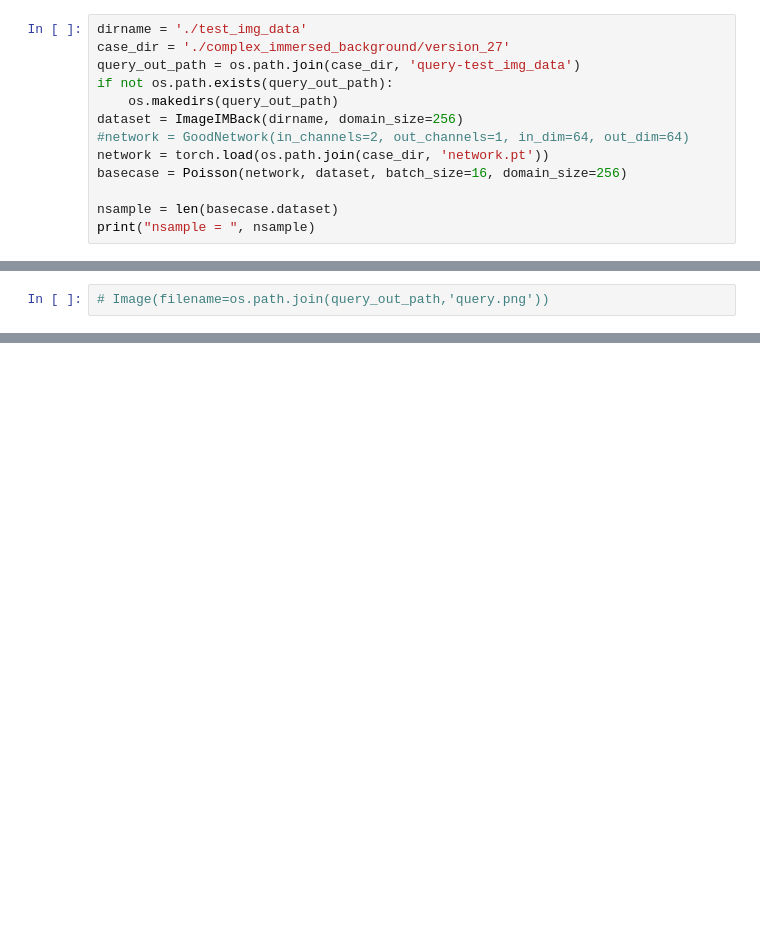
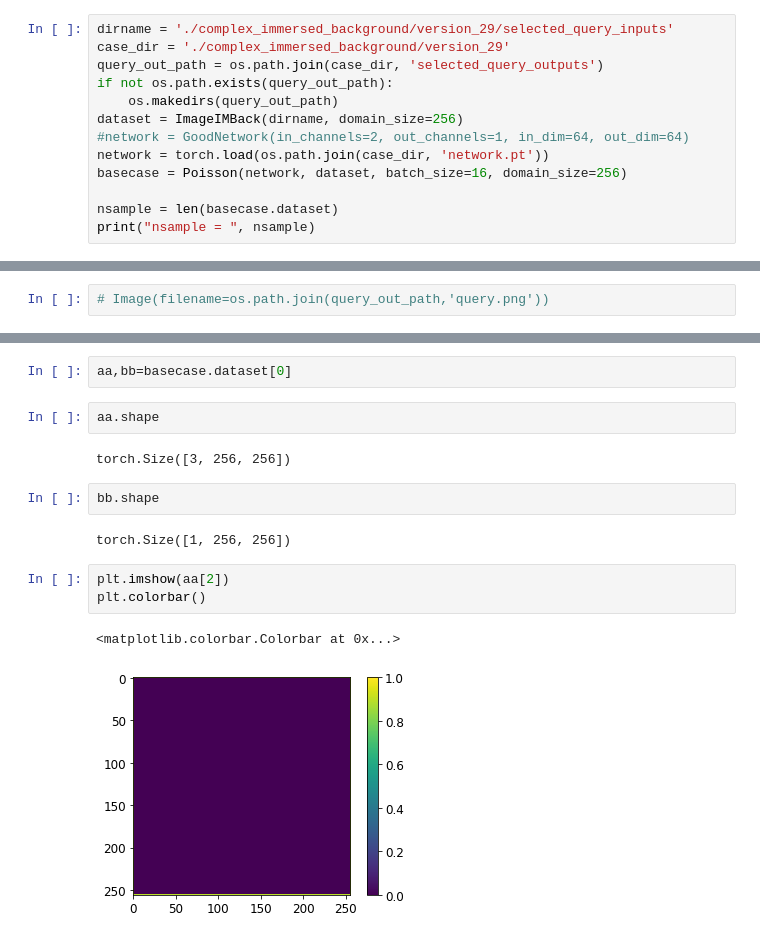
Before and after one commit to adityabalu/DiffNet, a Jupyter notebook: examples/poisson/parametric/q1_complex_immersed_background.ipynb, the cells around one changed output, grey strips where cells are left out. Saved outputs shown, nothing was run; the diff lists cells and outputs as text; blank space fills up the shorter version.

```diff
--- a/examples/poisson/parametric/q1_complex_immersed_background.ipynb
+++ b/examples/poisson/parametric/q1_complex_immersed_background.ipynb
@@ -58,7 +120,7 @@ def query_plot_contours_and_save(dirpath,nu,f,u, saveid=None):
 # %%
-dirname = './test_img_data'
-case_dir = './complex_immersed_background/version_27'
-query_out_path = os.path.join(case_dir, 'query-test_img_data')
+dirname = './complex_immersed_background/version_29/selected_query_inputs'
+case_dir = './complex_immersed_background/version_29'
+query_out_path = os.path.join(case_dir, 'selected_query_outputs')
 if not os.path.exists(query_out_path):
     os.makedirs(query_out_path)
 dataset = ImageIMBack(dirname, domain_size=256)
@@ -85,0 +452,16 @@ for i in range(nsample//10+1):
+# %%
+aa,bb=basecase.dataset[0]
+# %%
+aa.shape
+# %% [output]
+torch.Size([3, 256, 256])
+# %%
+bb.shape
+# %% [output]
+torch.Size([1, 256, 256])
+# %%
+plt.imshow(aa[2])
+plt.colorbar()
+# %% [output]
+<matplotlib.colorbar.Colorbar at 0x...>
+[figure, added]
```
Also changed, not shown: parts of 8 cells of this notebook, 2 other files.
